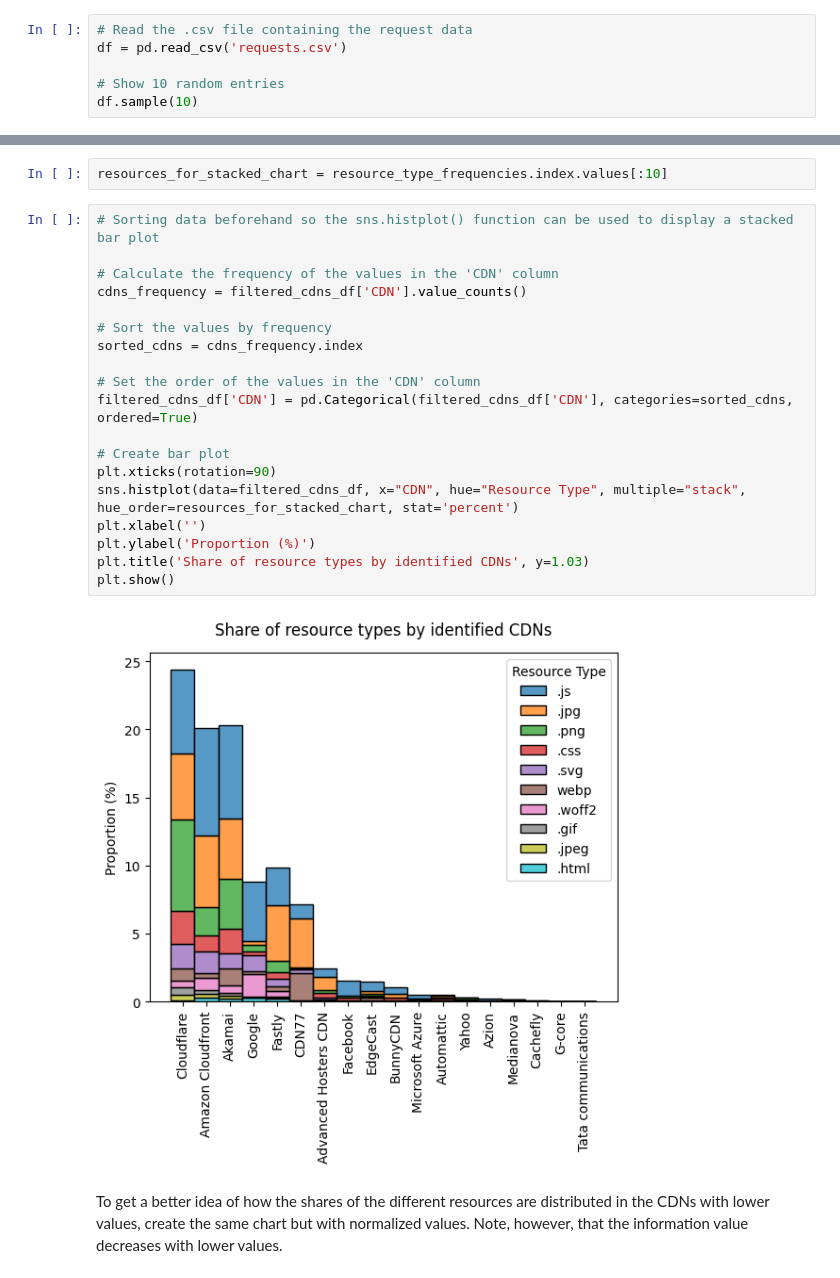
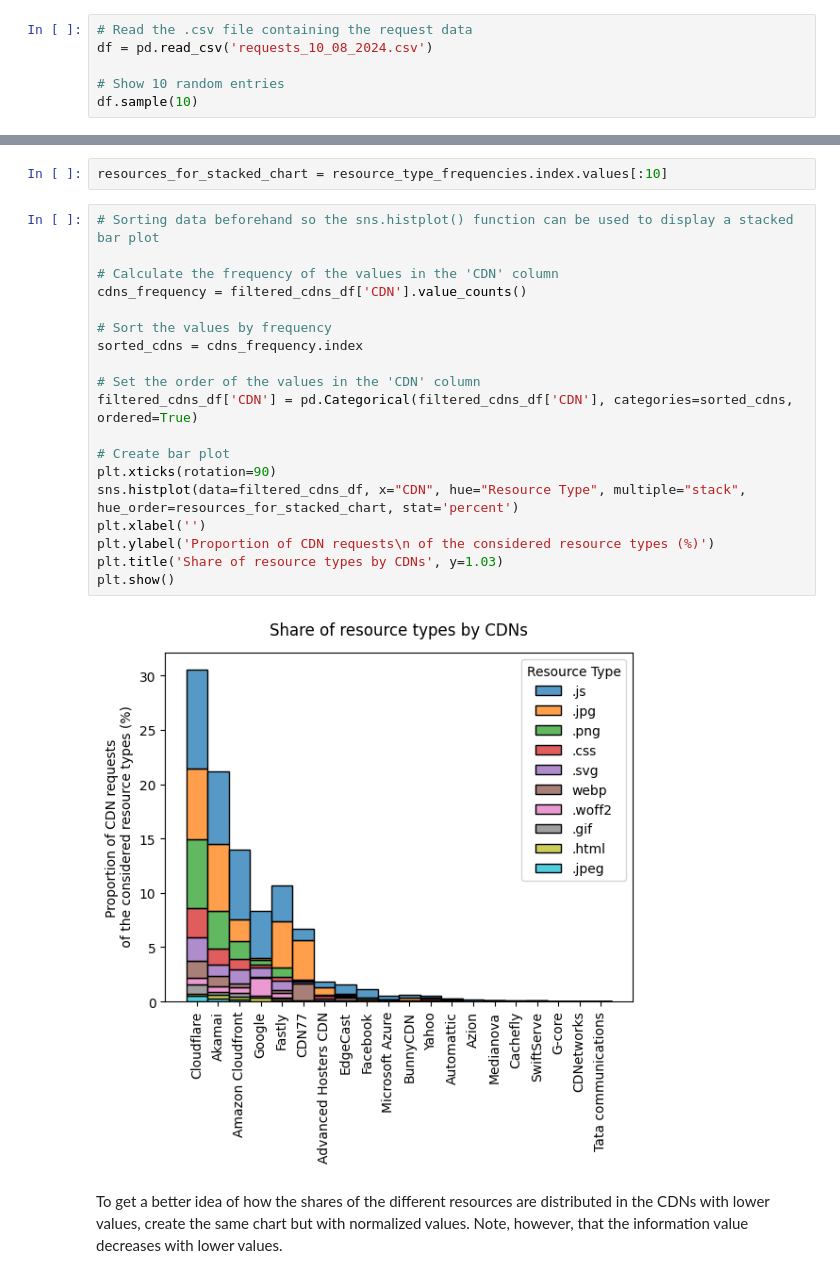
Before and after one commit to hanneskoksch/Analysis-of-CDNs, a Jupyter notebook: Analysis.ipynb, the cells around one changed output, grey strips where cells are left out. Cells and saved outputs as stored; diff of their text form.

```diff
--- a/Analysis.ipynb
+++ b/Analysis.ipynb
@@ -31,7 +16,7 @@ import ast
 # Reading the collected data
 # %%
 # Read the .csv file containing the request data
-df = pd.read_csv('requests.csv')
+df = pd.read_csv('requests_10_08_2024.csv')
 
 # Show 10 random entries
 df.sample(10)
@@ -487,24 +521,24 @@ resources_for_stacked_chart = resource_type_frequencies.index.values[:10]
 # %%
 # Sorting data beforehand so the sns.histplot() function can be used to display a stacked bar plot
 
 # Calculate the frequency of the values in the 'CDN' column
 cdns_frequency = filtered_cdns_df['CDN'].value_counts()
 
 # Sort the values by frequency
 sorted_cdns = cdns_frequency.index
 
 # Set the order of the values in the 'CDN' column
 filtered_cdns_df['CDN'] = pd.Categorical(filtered_cdns_df['CDN'], categories=sorted_cdns, ordered=True)
 
 # Create bar plot
 plt.xticks(rotation=90)
 sns.histplot(data=filtered_cdns_df, x="CDN", hue="Resource Type", multiple="stack", hue_order=resources_for_stacked_chart, stat='percent')
 plt.xlabel('')
-plt.ylabel('Proportion (%)')
-plt.title('Share of resource types by identified CDNs', y=1.03)
+plt.ylabel('Proportion of CDN requests\n of the considered resource types (%)')
+plt.title('Share of resource types by CDNs', y=1.03)
 plt.show()
 # %% [output]
-[figure, old version]
+[figure, new version]
 # %% [markdown]
 To get a better idea of how the shares of the different resources are distributed in the CDNs with lower values, create the same chart but with normalized values. Note, however, that the information value decreases with lower values.
 # %%
```
Also changed, not shown: parts of 33 cells of this notebook, 2 other files.
